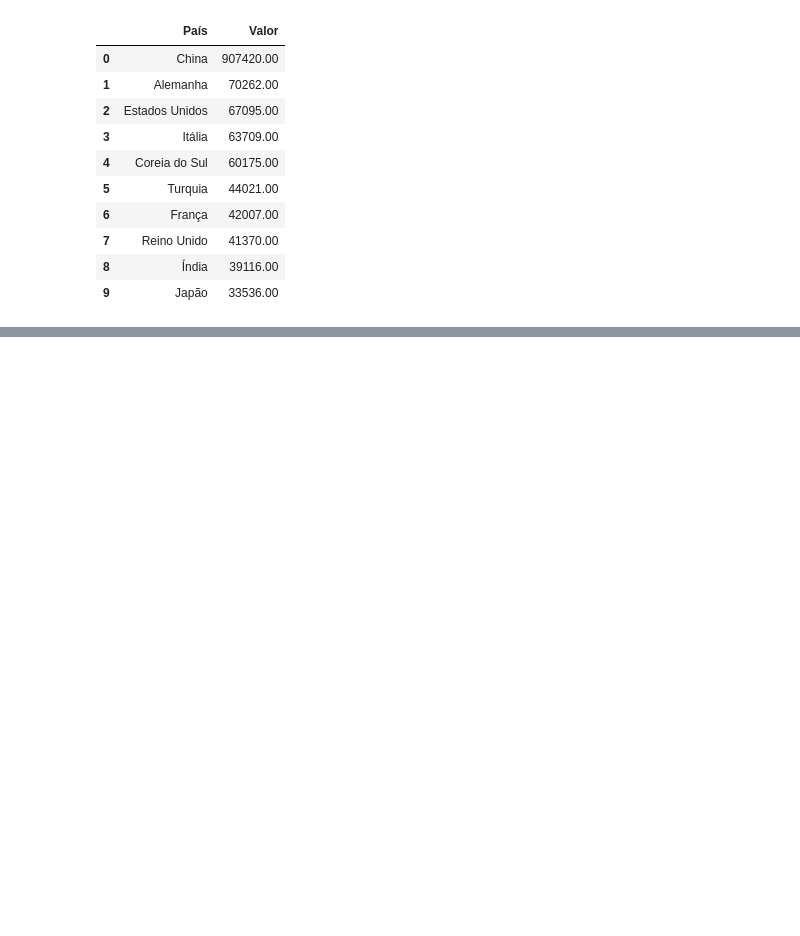
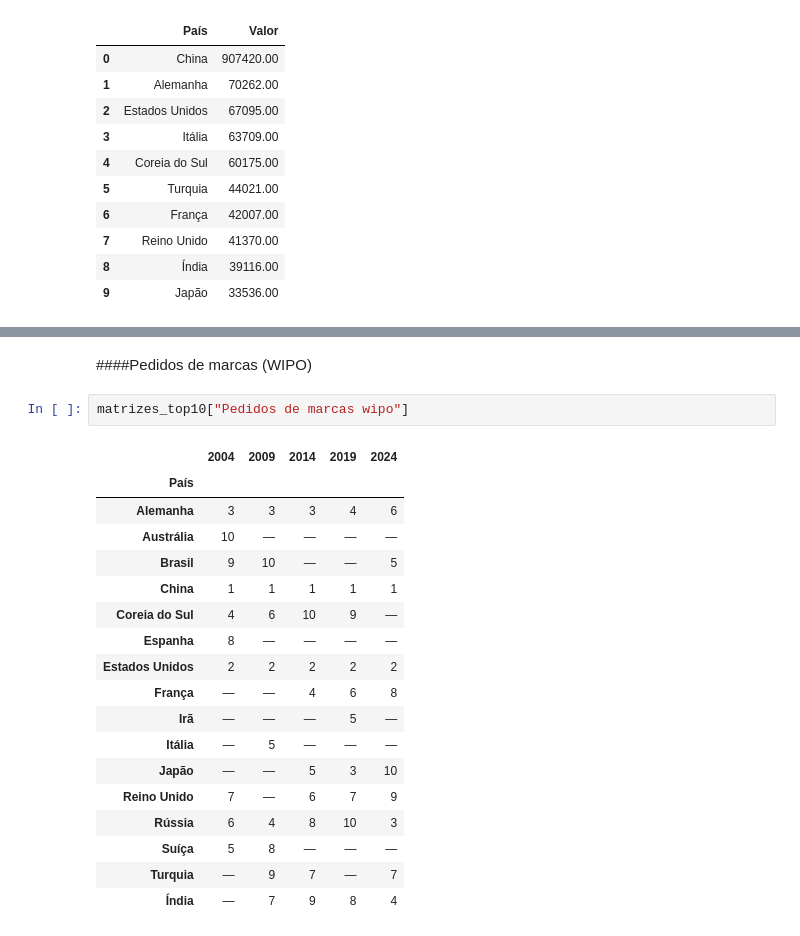
Before and after one commit to Gabriel-Roledo-ds/Analise-dos-top-10-paises-em-Inovacao-Tecnologica, a Jupyter notebook: indicadores_de_inovação_tecnologica.ipynb, the cells around one changed output, grey strips where cells are left out. Drawn from its saved outputs; the diff is of its cells as text; blank space fills up the shorter version.

```diff
--- a/indicadores_de_inovação_tecnologica.ipynb
+++ b/indicadores_de_inovação_tecnologica.ipynb
@@ -1262,0 +1664,23 @@ indicadores da WIPO, e vale verificar sua posição exata (fora do Top 10) na Fa
+# %% [markdown]
+####Pedidos de marcas (WIPO)
+# %%
+matrizes_top10["Pedidos de marcas wipo"]
+# %% [output]
+|  | 2004 | 2009 | 2014 | 2019 | 2024 |
+| País |  |  |  |  |  |
+| Alemanha | 3 | 3 | 3 | 4 | 6 |
+| Austrália | 10 | — | — | — | — |
+| Brasil | 9 | 10 | — | — | 5 |
+| China | 1 | 1 | 1 | 1 | 1 |
+| Coreia do Sul | 4 | 6 | 10 | 9 | — |
+| Espanha | 8 | — | — | — | — |
+| Estados Unidos | 2 | 2 | 2 | 2 | 2 |
+| França | — | — | 4 | 6 | 8 |
+| Irã | — | — | — | 5 | — |
+| Itália | — | 5 | — | — | — |
+| Japão | — | — | 5 | 3 | 10 |
+| Reino Unido | 7 | — | 6 | 7 | 9 |
+| Rússia | 6 | 4 | 8 | 10 | 3 |
+| Suíça | 5 | 8 | — | — | — |
+| Turquia | — | 9 | 7 | — | 7 |
+| Índia | — | 7 | 9 | 8 | 4 |
```
Also changed, not shown: parts of 69 cells of this notebook.
